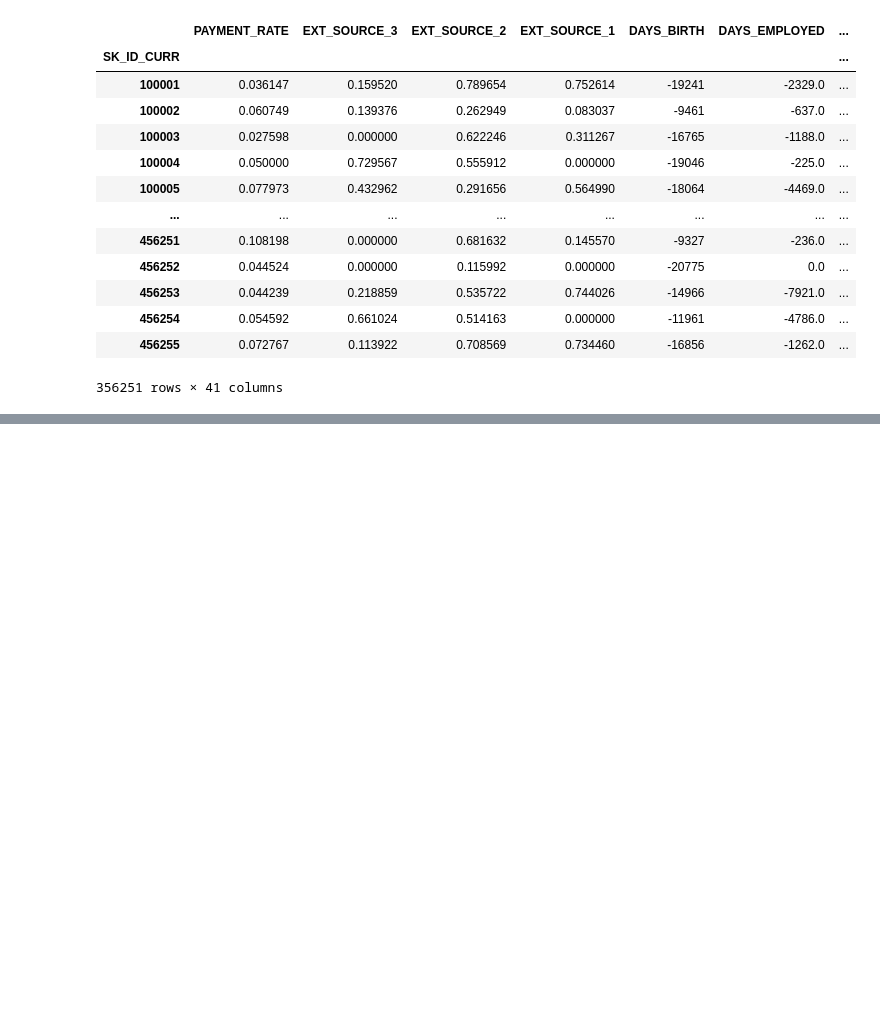
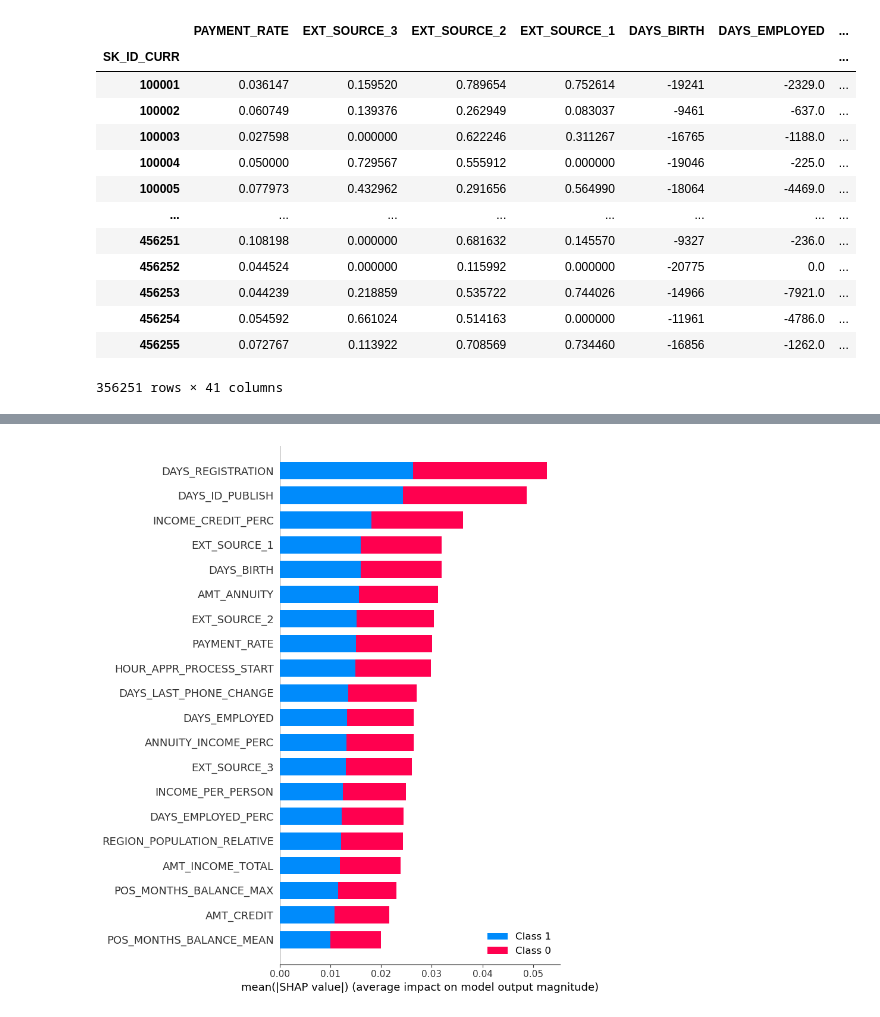
Before and after one commit to theophild/Projet7, a Jupyter notebook: P7_Code.ipynb, the cells around one changed output, grey strips where cells are left out. Drawn from its saved outputs; the diff is of its cells as text; code cells hidden in the pictures; blank space fills up the shorter version.

```diff
--- a/P7_Code.ipynb
+++ b/P7_Code.ipynb
@@ -1197,13 +1121,0 @@ F1 score: 0.41733827052929645
-# %%
-for i in [50,100,200,300,500,1000]:
-    class_weights[1]=10
-    rf_model = RandomForestClassifier(class_weight=class_weights, n_estimators=i)
-
-    rf_model.fit(X_train_re, y_train['TARGET'])
-
-    rf_predict = rf_model.predict(X_test_re)# check performance
-    print('n_estimators = ',i)
-    print('Credit weight = 10')
-    print('ROCAUC score:',roc_auc_score(y_test, rf_predict))
-    print('Accuracy score:',accuracy_score(y_test, rf_predict))
-    print('F1 score:',f1_score(y_test, rf_predict),'\n')
@@ -1488,0 +1276,6 @@ dazd
+# %%
+rf_testmodel = RandomForestClassifier(class_weight=class_weights, n_estimators=300, min_samples_split=5, min_samples_leaf=2, max_features='auto',max_depth=70, bootstrap=False)
+
+rf_testmodel.fit(X_train_re.head(1000), y_train['TARGET'].head(1000))
+
+rf_testpredict = rf_testmodel.predict(X_test_re.head(1000))# check performance
@@ -1488,0 +1305,9 @@ dazd
+# %%
+import shap
+shap.initjs()
+# DF, based on which importance is checked
+X_importance = X_test_re.head(1000)
+
+# Explain model predictions using shap library:
+explainer = shap.TreeExplainer(rf_testmodel)
+shap_values = explainer.shap_values(X_importance)
@@ -1488,0 +1316,5 @@ dazd
+# %%
+# Plot summary_plot
+shap.summary_plot(shap_values, X_importance)
+# %% [output]
+[figure, added]
```
Also changed, not shown: parts of 50 cells of this notebook, 1 other file.
